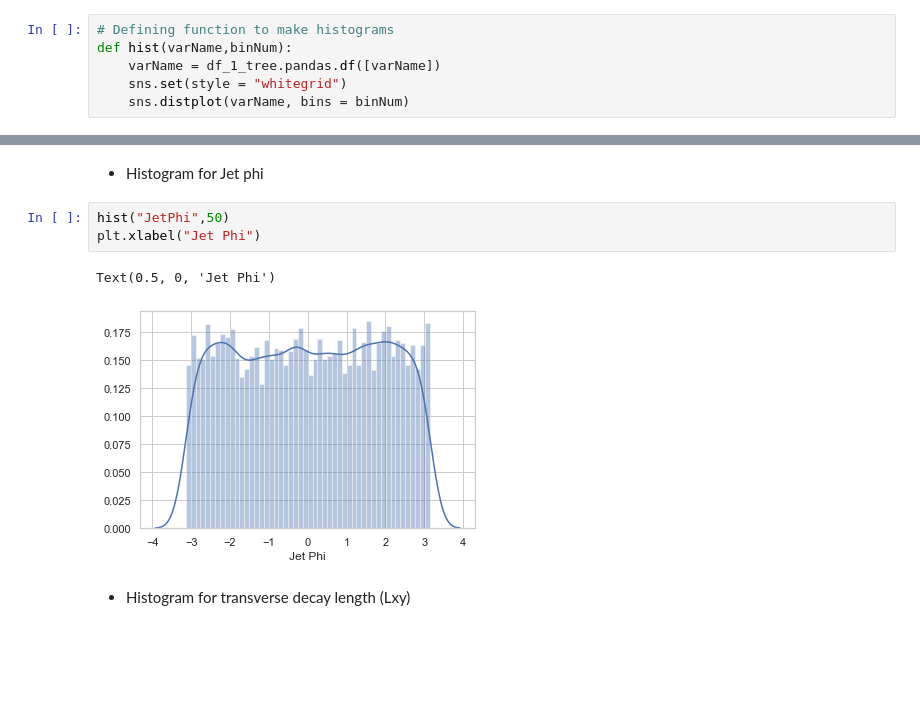
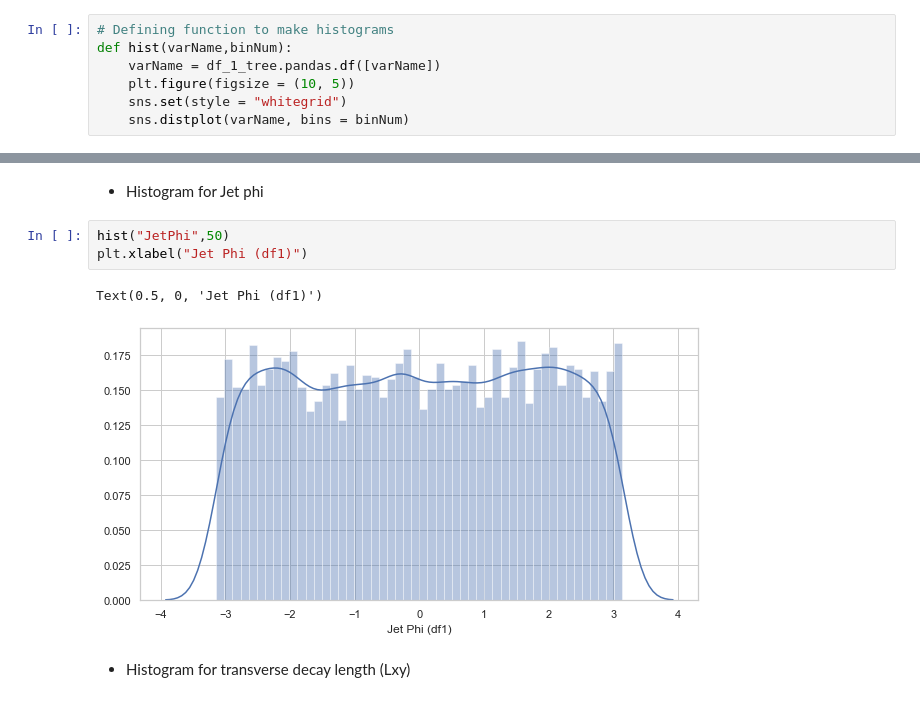
Before and after one commit to 2020-Winter-427/03-long-lived-particle-simulation-data-JinLee21, a Jupyter notebook: Lab 3_Jin Lee.ipynb, the cells around one changed output, grey strips where cells are left out. Saved outputs shown, nothing was run; the diff lists cells and outputs as text; blank space fills up the shorter version.

```diff
--- a/Lab 3_Jin Lee.ipynb
+++ b/Lab 3_Jin Lee.ipynb
@@ -78,6 +78,7 @@ df1
 # Defining function to make histograms
 def hist(varName,binNum):
     varName = df_1_tree.pandas.df([varName])
+    plt.figure(figsize = (10, 5))
     sns.set(style = "whitegrid")
     sns.distplot(varName, bins = binNum)
 # %% [markdown]
@@ -100,10 +101,10 @@ Text(0.5, 0, 'Jet Eta')
 * Histogram for Jet phi
 # %%
 hist("JetPhi",50)
-plt.xlabel("Jet Phi")
+plt.xlabel("Jet Phi (df1)")
 # %% [output]
-Text(0.5, 0, 'Jet Phi')
+Text(0.5, 0, 'Jet Phi (df1)')
-[figure, old version]
+[figure, new version]
 # %% [markdown]
 * Histogram for transverse decay length (Lxy)
 # %%
```
Also changed, not shown: parts of 57 cells of this notebook.
